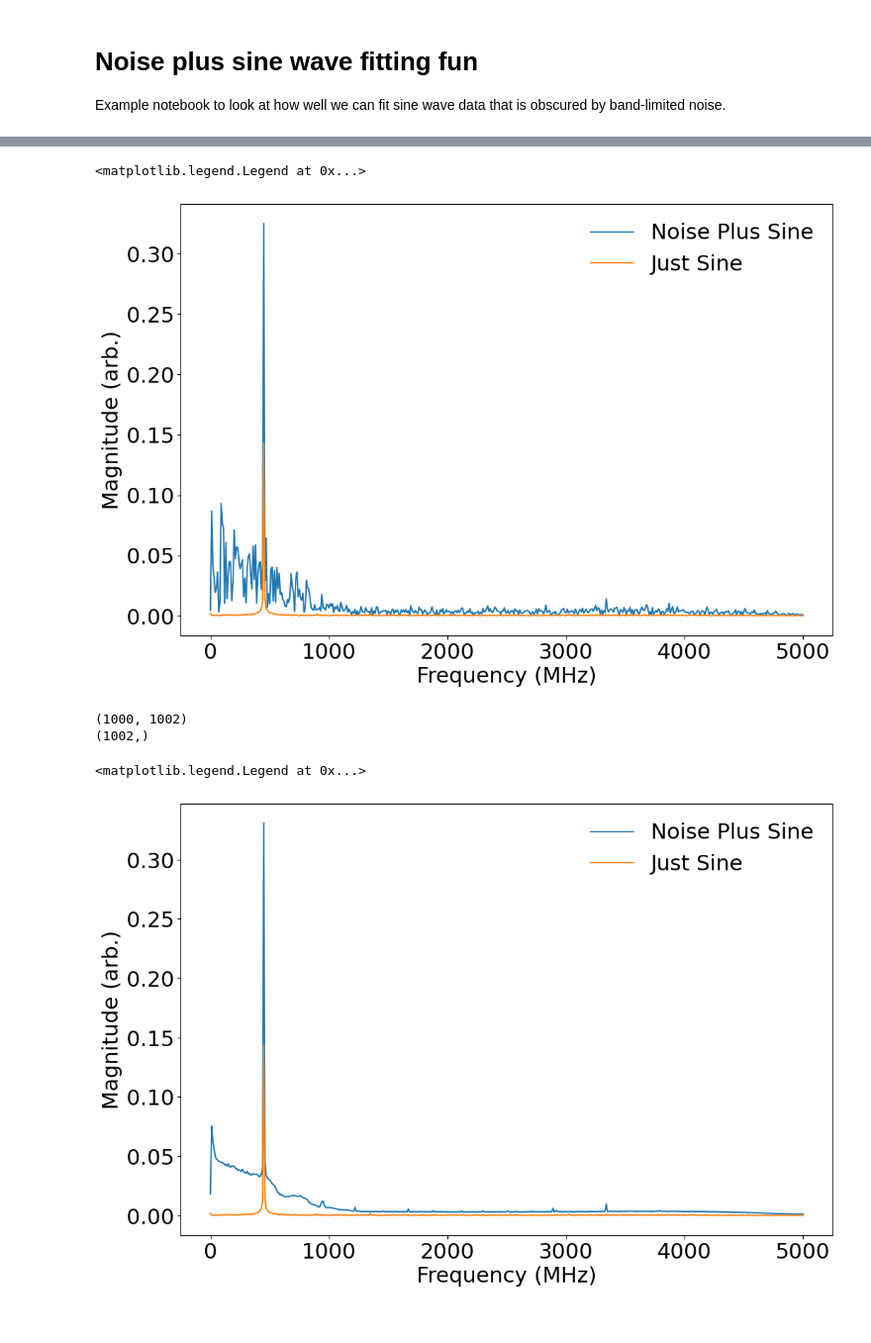
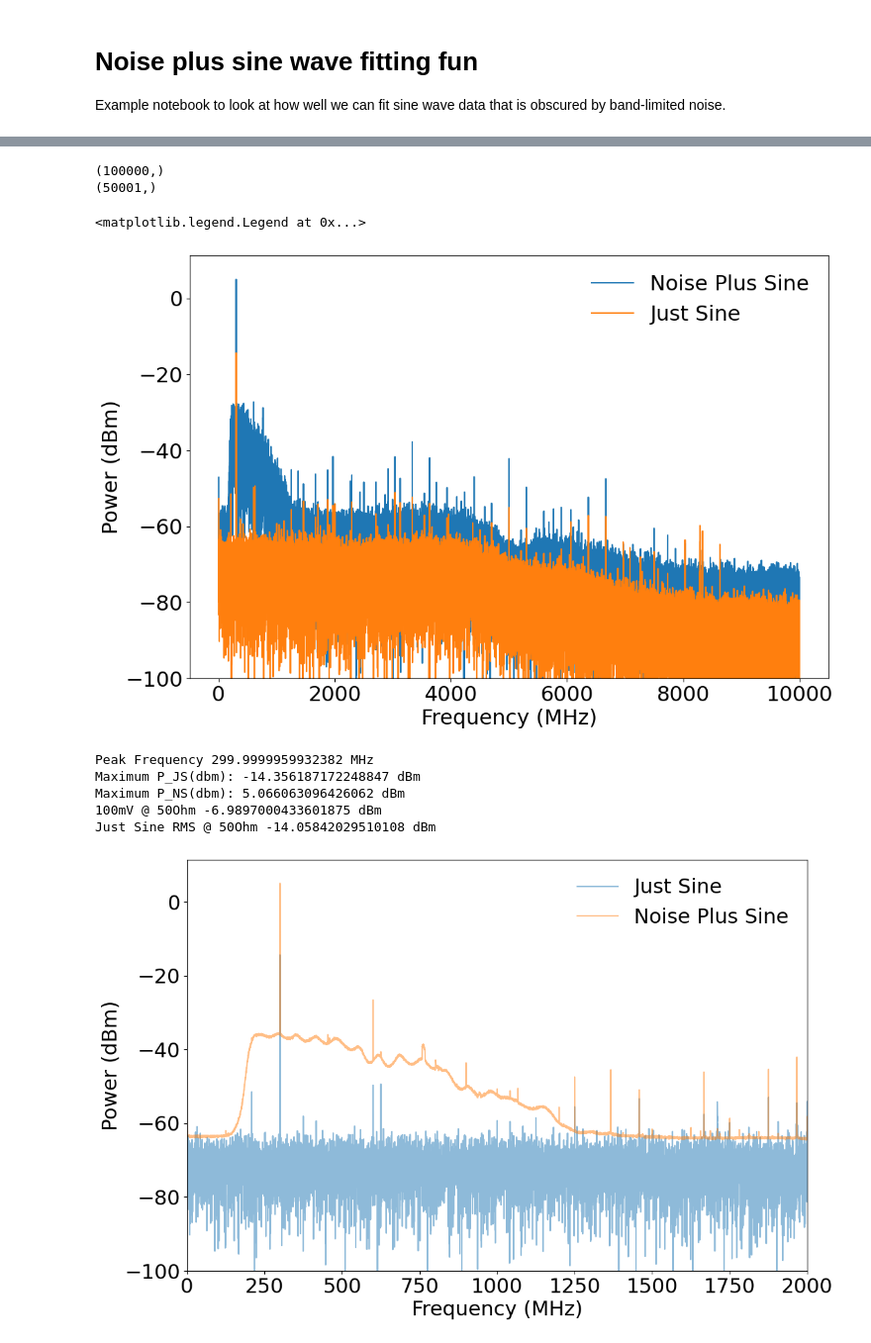
Before and after one commit to nichol77/pySineNoise, a Jupyter notebook: examplePlotWaveforms.ipynb, the cells around one changed output, grey strips where cells are left out. Shown: that part at 99% size. Saved outputs shown, nothing was run; the diff lists cells and outputs as text; code cells hidden in the pictures.

```diff
--- a/examplePlotWaveforms.ipynb
+++ b/examplePlotWaveforms.ipynb
@@ -21,11 +22,3 @@ from scipy.optimize import curve_fit
 mpl.rcParams['figure.figsize'] = [12.0, 8.0]
 mpl.rcParams["legend.frameon"] = False
 mpl.rcParams.update({'font.size': 22})
-# %%
-noisePlusSineList,timeList=ppt.getScopeWaveforms("/Users/rjn/qtnm/data/noisePlusSine/npSine_450MHz_200mV_40dBatten.ch1.traces",True)
-justSineList,_=ppt.getScopeWaveforms("/Users/rjn/qtnm/data/noisePlusSine/npSine_450MHz_200mV_40dBatten.ch3.traces",True)
-dt=timeList[1]-timeList[0]
-fs=1./dt
-
-print(dt,timeList[-1]-timeList[0])
-print(timeList.shape)
@@ -65,51 +110,61 @@ plt.subplots_adjust(bottom=0.1, right=0.8, top=2)
 # %%
-def convertToMag(yf):
-    """Function to convert the result of an fft to magnitude
-
-    Args:
-        yf: The array of complex numbers from the fft (this will be both the positive and negative frequencies)
-
-     Returns:
-        The array of magnitudes (of length N/2) where N is the length of yf
-
-    """
-    N=yf.shape[0] #The length of yf
-    return 2.0/N * np.abs(yf[0:N//2])  # The 2/N is a normalisation
-
 N=np.shape(noisePlusSineList[0])[0]
 dt=timeList[1]-timeList[0]
 
 from scipy.fft import fft, ifft  # Import the fft and inverse fft functions
-yNPS = fft(noisePlusSineList[0]) #FFT of noise plus sine
-yJS = fft(justSineList[0]) #FFT of just sine
+from scipy.fft import rfft, irfft  # Import the fft and inverse fft functions
+yNPS = rfft(noisePlusSineList[0]) #FFT of noise plus sine
+yJS = rfft(justSineList[0]) #FFT of just sine
 df=1/(N*dt)  # Frequency spacing
-xf = np.linspace(0.0, 1.0/(2.0*dt), N//2)  #The N/2 frequency values from 0 to 1/(2*dt)
+#xf = np.linspace(0.0, 1.0/(2.0*dt), N//2)  #The N/2 frequency values from 0 to 1/(2*dt)
+xf=pft.getFrequencyBins(N,dt)
+print(noisePlusSineList[0].shape)
+print(yNPS.shape)
+# %% [output]
+(100000,)
+(50001,)
 # %%
 #Plot the frequency around the centre frequency bin
 fig,ax = plt.subplots()
-ax.plot(xf,convertToMag(yNPS),label="Noise Plus Sine") #1e6 to convert to MHz
-ax.plot(xf,convertToMag(yJS),label="Just Sine")  #1e6 to convert to MHz
+ax.plot(xf,pft.convertRFFTTodBm(yNPS),label="Noise Plus Sine") #1e6 to convert to MHz
+ax.plot(xf,pft.convertRFFTTodBm(yJS),label="Just Sine")  #1e6 to convert to MHz
 ax.set_xlabel("Frequency (MHz)")
-ax.set_ylabel("Magnitude (arb.)")
+ax.set_ylabel("Power (dBm)")
+low,high=ax.get_ylim()
+ax.set_ylim([-100,high])
 ax.legend()
 # %% [output]
 <matplotlib.legend.Legend at 0x...>
-[figure, old version]
+[figure, new version]
 # %%
-yNPS = fft(noisePlusSineList) #FFT of noise plus sine
-print(yNPS.shape)
+yNPS = rfft(noisePlusSineList) #FFT of noise plus sine
+#print(yNPS.shape)
 
 yNPSMean=np.mean(np.abs(yNPS),axis=0)
-print(yNPSMean.shape)
+#print(yNPSMean.shape)
 
 fig,ax = plt.subplots()
-ax.plot(xf,convertToMag(yNPSMean),label="Noise Plus Sine") #1e6 to convert to MHz
-ax.plot(xf,convertToMag(yJS),label="Just Sine")  #1e6 to convert to MHz
+ax.plot(xf,pft.convertRFFTTodBm(yJS),label="Just Sine",alpha=0.5)  #1e6 to convert to MHz
+ax.plot(xf,pft.convertRFFTTodBm(yNPSMean),label="Noise Plus Sine",alpha=0.5) #1e6 to convert to MHz
 ax.set_xlabel("Frequency (MHz)")
-ax.set_ylabel("Magnitude (arb.)")
+ax.set_ylabel("Power (dBm)")
+low,high=ax.get_ylim()
+ax.set_ylim([-100,high])
+ax.set_xlim([0,2e3])
 ax.legend()
+
+guessFreq=xf[np.argmax(pft.convertRFFTTodBm(yNPSMean))]
+print("Peak Frequency",guessFreq,"MHz")
+
+
+print("Maximum P_JS(dbm):",np.max(pft.convertRFFTTodBm(yJS)),"dBm")
+print("Maximum P_NS(dbm):",np.max(pft.convertRFFTTodBm(yNPSMean)),"dBm")
+print("100mV @ 50Ohm",pft.convertVrmsTodBm(0.1),"dBm")
+print("Just Sine RMS @ 50Ohm",pft.convertVrmsTodBm(jsRMS),"dBm")
 # %% [output]
-(1000, 1002)
-(1002,)
+Peak Frequency 299.9999959932382 MHz
+Maximum P_JS(dbm): -14.356187172248847 dBm
+Maximum P_NS(dbm): 5.066063096426062 dBm
+100mV @ 50Ohm -6.9897000433601875 dBm
+Just Sine RMS @ 50Ohm -14.05842029510108 dBm
-<matplotlib.legend.Legend at 0x...>
-[figure, old version]
+[figure, new version]
```
Also changed, not shown: parts of 15 cells of this notebook, 23 other files.
